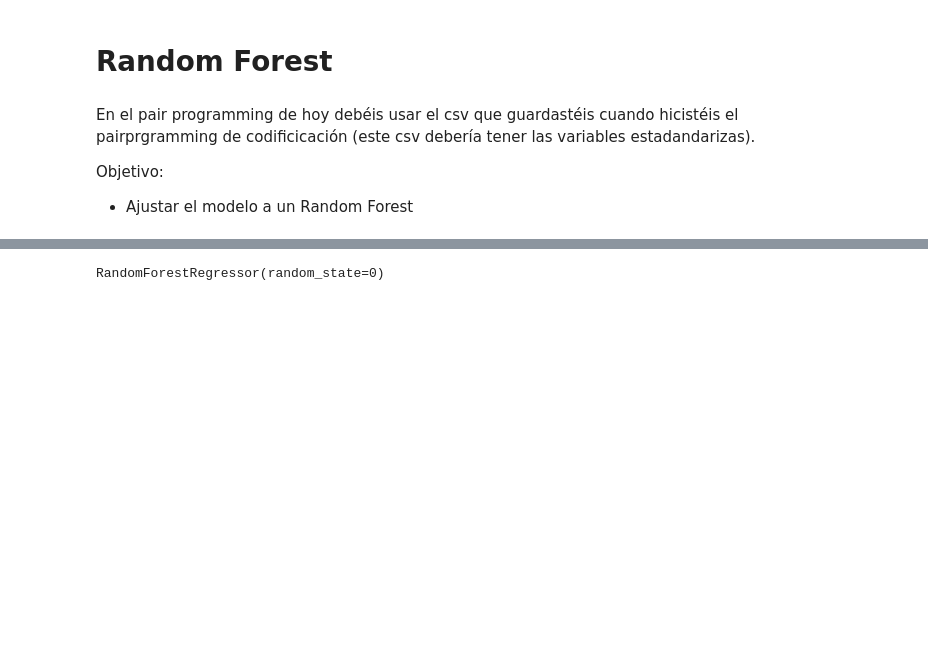
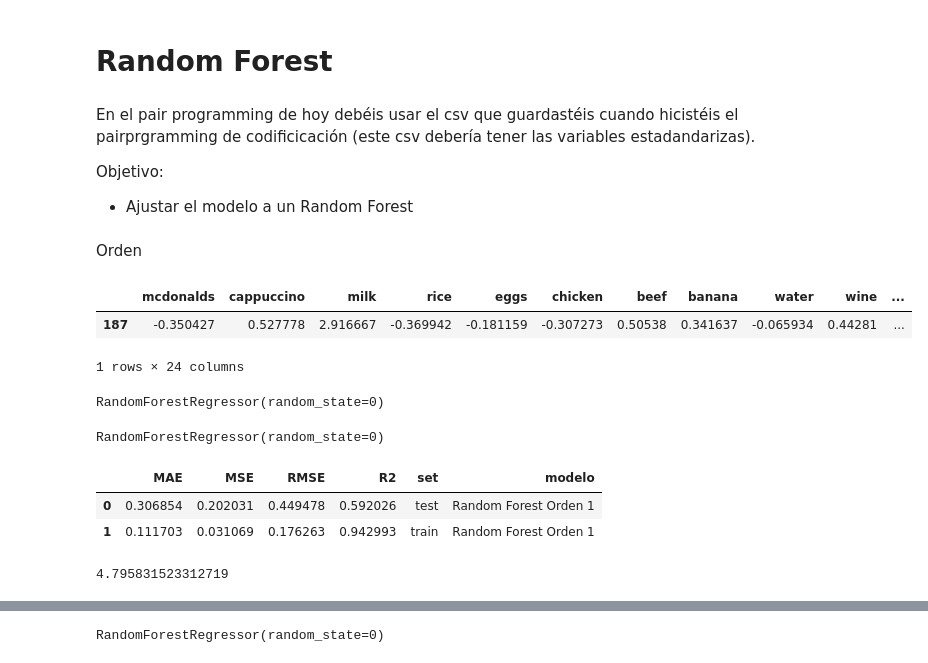
Before and after one commit to Adalab/promo-d-da-modulo1-sprint2-Paloma_Paula_Iris, a Jupyter notebook: 1.regresion_lineal-paloma/r_lineal/11_random_forest.ipynb, the cells around one changed output, grey strips where cells are left out. Drawn from its saved outputs; the diff is of its cells as text; code cells hidden in the pictures; blank space fills up the shorter version.

Commit message:
rf orden

```diff
--- a/1.regresion_lineal-paloma/r_lineal/11_random_forest.ipynb
+++ b/1.regresion_lineal-paloma/r_lineal/11_random_forest.ipynb
@@ -33,3 +33,14 @@ En el pair programming de hoy debéis usar el csv que guardastéis cuando hicist
 
 Objetivo:
 - Ajustar el modelo a un Random Forest
+# %% [markdown]
+Orden
+# %%
+df_ord = pd.read_pickle('../archivos/country_pesos.pkl')
+df_ord.drop('basic_boxcox', axis=1, inplace=True)
+# %%
+df_ord.sample()
+# %% [output]
+|  | mcdonalds | cappuccino | milk | rice | eggs | chicken | beef | banana | water | wine | ... |
+| 187 | -0.350427 | 0.527778 | 2.916667 | -0.369942 | -0.181159 | -0.307273 | 0.50538 | 0.341637 | -0.065934 | 0.44281 | ... |
+1 rows × 24 columns
@@ -35,0 +52,9 @@ Objetivo:
+# %%
+bosqueor = RandomForestRegressor(random_state =0)
+bosqueor
+# %% [output]
+RandomForestRegressor(random_state=0)
+# %%
+bosqueor.fit(xor_train, yor_train)
+# %% [output]
+RandomForestRegressor(random_state=0)
@@ -35,0 +64,12 @@ Objetivo:
+# %%
+rfor_results = fun.metricas(yor_test, yor_train, yor_test_rf, yor_train_rf, "Random Forest Orden 1")
+rfor_results
+# %% [output]
+|  | MAE | MSE | RMSE | R2 | set | modelo |
+| 0 | 0.306854 | 0.202031 | 0.449478 | 0.592026 | test | Random Forest Orden 1 |
+| 1 | 0.111703 | 0.031069 | 0.176263 | 0.942993 | train | Random Forest Orden 1 |
+# %%
+max_featuresor = np.sqrt(len(xor_train.columns))
+max_featuresor
+# %% [output]
+4.795831523312719
```
Also changed, not shown: parts of 32 cells of this notebook, 2 other files.
